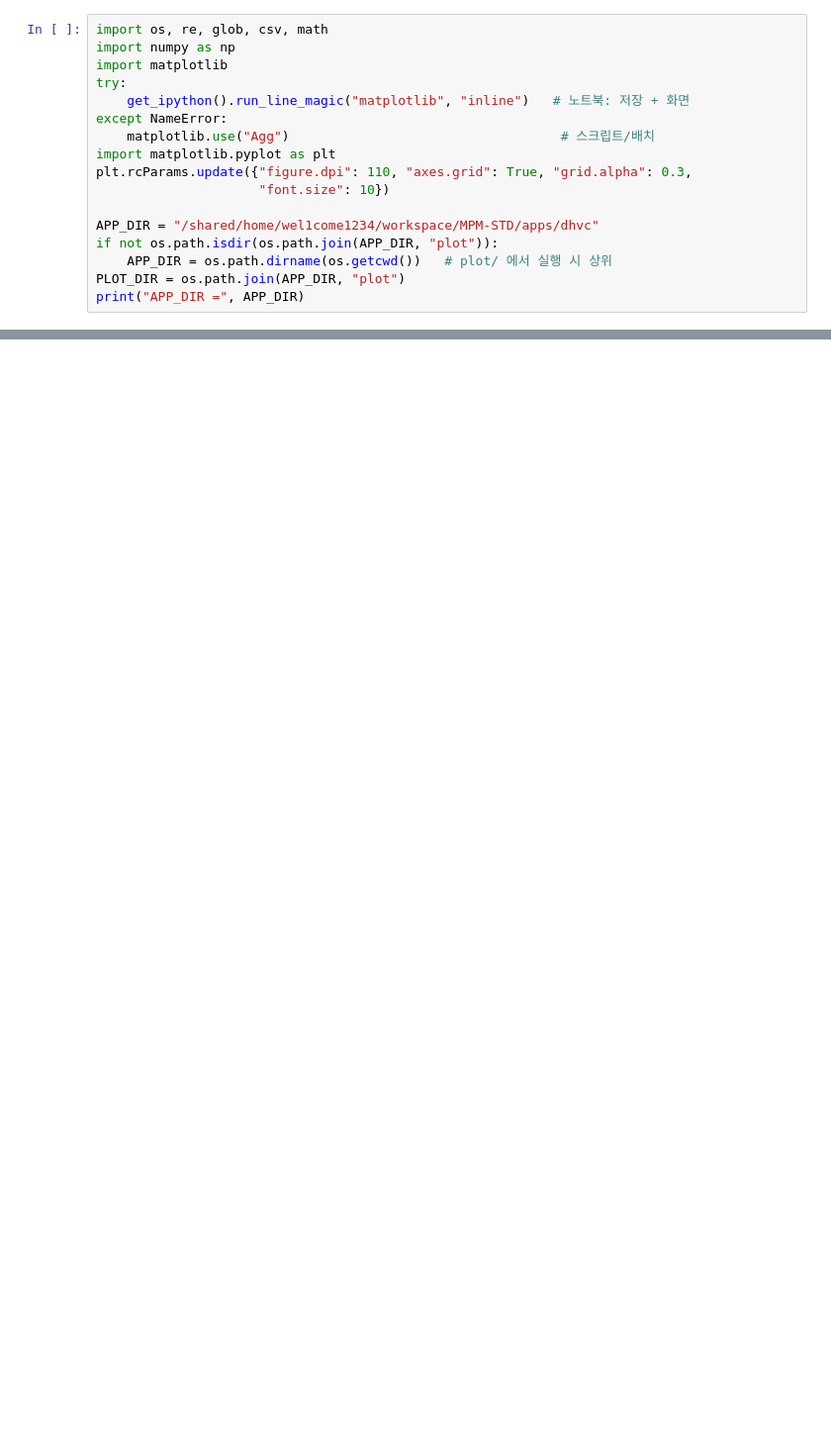
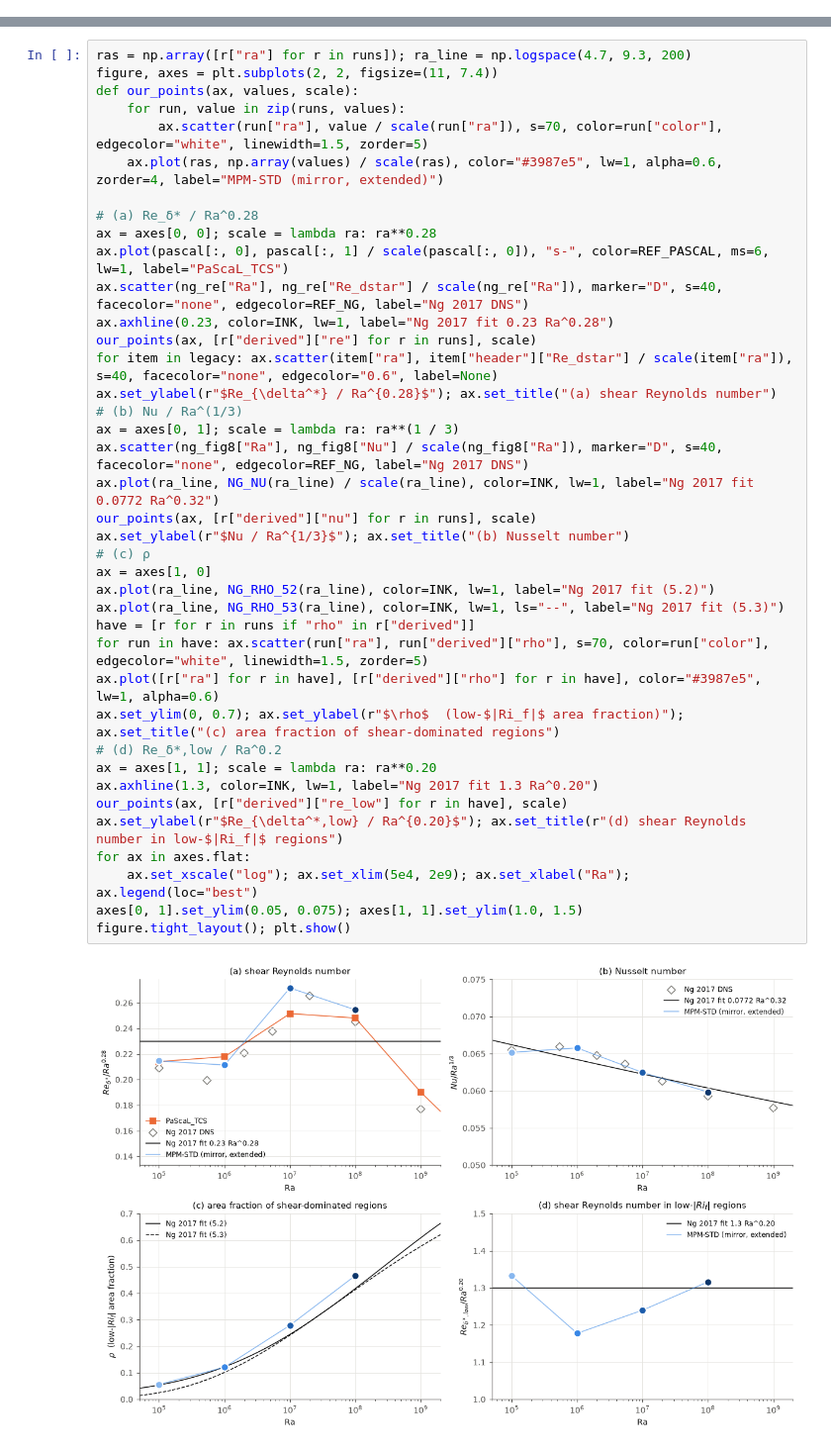
Before and after one commit to dontempty/MPM-STD_C, a Jupyter notebook: apps/dhvc/plot/plot_dhvc.ipynb, the cells around one changed output, grey strips where cells are left out. Shown at 99% size. Cells and saved outputs as stored; diff of their text form; blank space fills up the shorter version.

```diff
--- a/apps/dhvc/plot/plot_dhvc.ipynb
+++ b/apps/dhvc/plot/plot_dhvc.ipynb
@@ -18,17 +0,0 @@ MPM-STD `apps/dhvc` 출력(상수물성 OB, fig7)을 시각화한다. 참조 MPM
-# %%
-import os, re, glob, csv, math
-import numpy as np
-import matplotlib
-try:
-    get_ipython().run_line_magic("matplotlib", "inline")   # 노트북: 저장 + 화면
-except NameError:
-    matplotlib.use("Agg")                                   # 스크립트/배치
-import matplotlib.pyplot as plt
-plt.rcParams.update({"figure.dpi": 110, "axes.grid": True, "grid.alpha": 0.3,
-                     "font.size": 10})
-
-APP_DIR = "/shared/home/wel1come1234/workspace/MPM-STD/apps/dhvc"
-if not os.path.isdir(os.path.join(APP_DIR, "plot")):
-    APP_DIR = os.path.dirname(os.getcwd())   # plot/ 에서 실행 시 상위
-PLOT_DIR = os.path.join(APP_DIR, "plot")
-print("APP_DIR =", APP_DIR)
@@ -738,0 +192,41 @@ else:
+# %%
+ras = np.array([r["ra"] for r in runs]); ra_line = np.logspace(4.7, 9.3, 200)
+figure, axes = plt.subplots(2, 2, figsize=(11, 7.4))
+def our_points(ax, values, scale):
+    for run, value in zip(runs, values):
+        ax.scatter(run["ra"], value / scale(run["ra"]), s=70, color=run["color"], edgecolor="white", linewidth=1.5, zorder=5)
+    ax.plot(ras, np.array(values) / scale(ras), color="#3987e5", lw=1, alpha=0.6, zorder=4, label="MPM-STD (mirror, extended)")
+
+# (a) Re_δ* / Ra^0.28
+ax = axes[0, 0]; scale = lambda ra: ra**0.28
+ax.plot(pascal[:, 0], pascal[:, 1] / scale(pascal[:, 0]), "s-", color=REF_PASCAL, ms=6, lw=1, label="PaScaL_TCS")
+ax.scatter(ng_re["Ra"], ng_re["Re_dstar"] / scale(ng_re["Ra"]), marker="D", s=40, facecolor="none", edgecolor=REF_NG, label="Ng 2017 DNS")
+ax.axhline(0.23, color=INK, lw=1, label="Ng 2017 fit 0.23 Ra^0.28")
+our_points(ax, [r["derived"]["re"] for r in runs], scale)
+for item in legacy: ax.scatter(item["ra"], item["header"]["Re_dstar"] / scale(item["ra"]), s=40, facecolor="none", edgecolor="0.6", label=None)
+ax.set_ylabel(r"$Re_{\delta^*} / Ra^{0.28}$"); ax.set_title("(a) shear Reynolds number")
+# (b) Nu / Ra^(1/3)
+ax = axes[0, 1]; scale = lambda ra: ra**(1 / 3)
+ax.scatter(ng_fig8["Ra"], ng_fig8["Nu"] / scale(ng_fig8["Ra"]), marker="D", s=40, facecolor="none", edgecolor=REF_NG, label="Ng 2017 DNS")
+ax.plot(ra_line, NG_NU(ra_line) / scale(ra_line), color=INK, lw=1, label="Ng 2017 fit 0.0772 Ra^0.32")
+our_points(ax, [r["derived"]["nu"] for r in runs], scale)
+ax.set_ylabel(r"$Nu / Ra^{1/3}$"); ax.set_title("(b) Nusselt number")
+# (c) ρ
+ax = axes[1, 0]
+ax.plot(ra_line, NG_RHO_52(ra_line), color=INK, lw=1, label="Ng 2017 fit (5.2)")
+ax.plot(ra_line, NG_RHO_53(ra_line), color=INK, lw=1, ls="--", label="Ng 2017 fit (5.3)")
+have = [r for r in runs if "rho" in r["derived"]]
+for run in have: ax.scatter(run["ra"], run["derived"]["rho"], s=70, color=run["color"], edgecolor="white", linewidth=1.5, zorder=5)
+ax.plot([r["ra"] for r in have], [r["derived"]["rho"] for r in have], color="#3987e5", lw=1, alpha=0.6)
+ax.set_ylim(0, 0.7); ax.set_ylabel(r"$\rho$  (low-$|Ri_f|$ area fraction)"); ax.set_title("(c) area fraction of shear-dominated regions")
+# (d) Re_δ*,low / Ra^0.2
+ax = axes[1, 1]; scale = lambda ra: ra**0.20
+ax.axhline(1.3, color=INK, lw=1, label="Ng 2017 fit 1.3 Ra^0.20")
+our_points(ax, [r["derived"]["re_low"] for r in have], scale)
+ax.set_ylabel(r"$Re_{\delta^*,low} / Ra^{0.20}$"); ax.set_title(r"(d) shear Reynolds number in low-$|Ri_f|$ regions")
+for ax in axes.flat:
+    ax.set_xscale("log"); ax.set_xlim(5e4, 2e9); ax.set_xlabel("Ra"); ax.legend(loc="best")
+axes[0, 1].set_ylim(0.05, 0.075); axes[1, 1].set_ylim(1.0, 1.5)
+figure.tight_layout(); plt.show()
+# %% [output]
+[figure, added]
```
Also changed, not shown: parts of 30 cells of this notebook.
